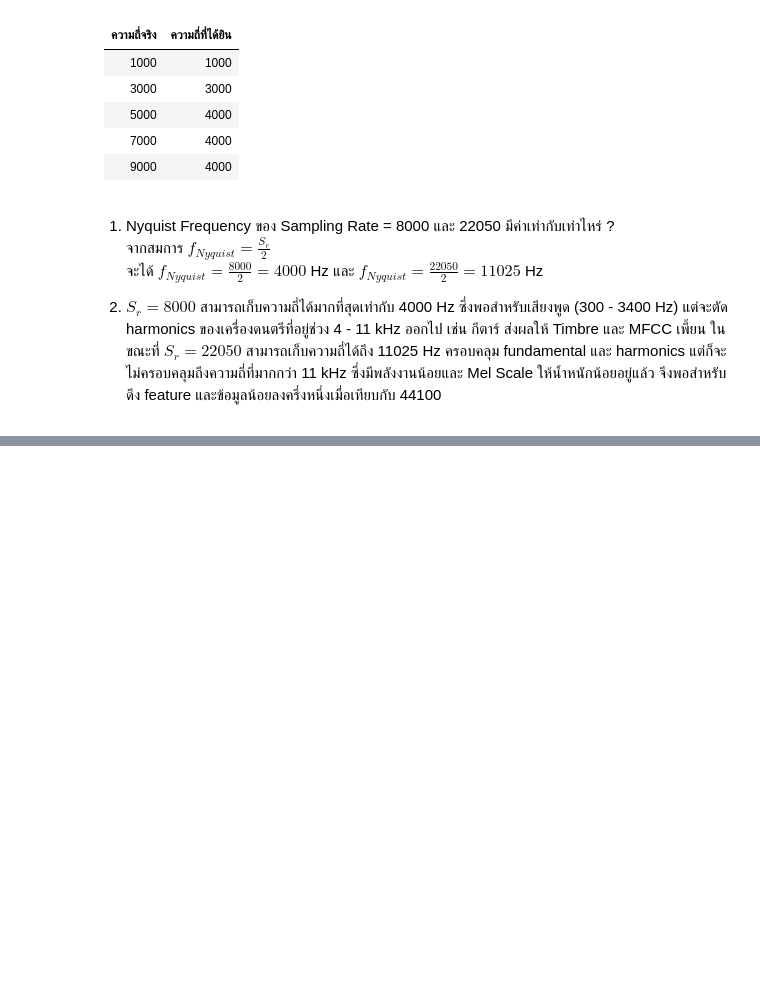
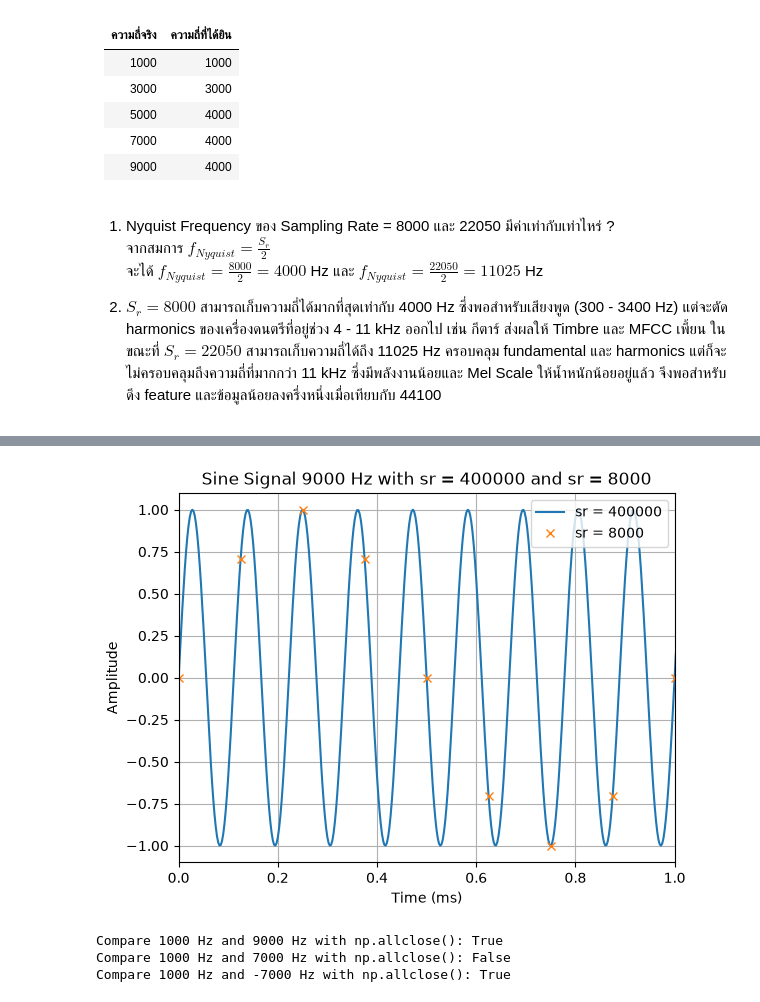
Before and after one commit to ohm-arthakorn/audio-based_music_recommendation, a Jupyter notebook: notebooks/03_sampling_and_quantization.ipynb, the cells around one changed output, grey strips where cells are left out. Cells and saved outputs as stored; diff of their text form; code cells hidden in the pictures; blank space fills up the shorter version.

```diff
--- a/notebooks/03_sampling_and_quantization.ipynb
+++ b/notebooks/03_sampling_and_quantization.ipynb
@@ -38,0 +95,27 @@
+# %%
+# Plot ด้วย Sampling Rate ที่สูงมาก
+sr_2 = 400000
+t_2 = make_time(0, 0.01, sr_2)
+sine_9000_sr_2 = create_sin(1, 9000, t_2)
+
+fig, ax = plt.subplots()
+ax.set(xlabel="Time (ms)", ylabel="Amplitude", title="Sine Signal 9000 Hz with sr = 400000 and sr = 8000")
+ax.set_xlim(0, 1)   # กำหนดขอบเขตในการแสดง แสดงแค่ 0 - 1 ms
+ax.grid()
+ax.plot(t_2*1000, sine_9000_sr_2, label="sr = 400000")
+ax.plot(t*1000, sine_9000, "x",label="sr = 8000")
+
+
+ax.legend(loc="upper right")
+
+plt.show()
+# %% [output]
+[figure, added]
+# %%
+print(f'Compare 1000 Hz and 9000 Hz with np.allclose(): {np.allclose(sine_1000, sine_9000)}')
+print(f'Compare 1000 Hz and 7000 Hz with np.allclose(): {np.allclose(sine_1000, sine_7000)}')
+print(f'Compare 1000 Hz and -7000 Hz with np.allclose(): {np.allclose(sine_1000, -sine_7000)}')
+# %% [output]
+Compare 1000 Hz and 9000 Hz with np.allclose(): True
+Compare 1000 Hz and 7000 Hz with np.allclose(): False
+Compare 1000 Hz and -7000 Hz with np.allclose(): True
```
Also changed, not shown: parts of 3 cells of this notebook.
